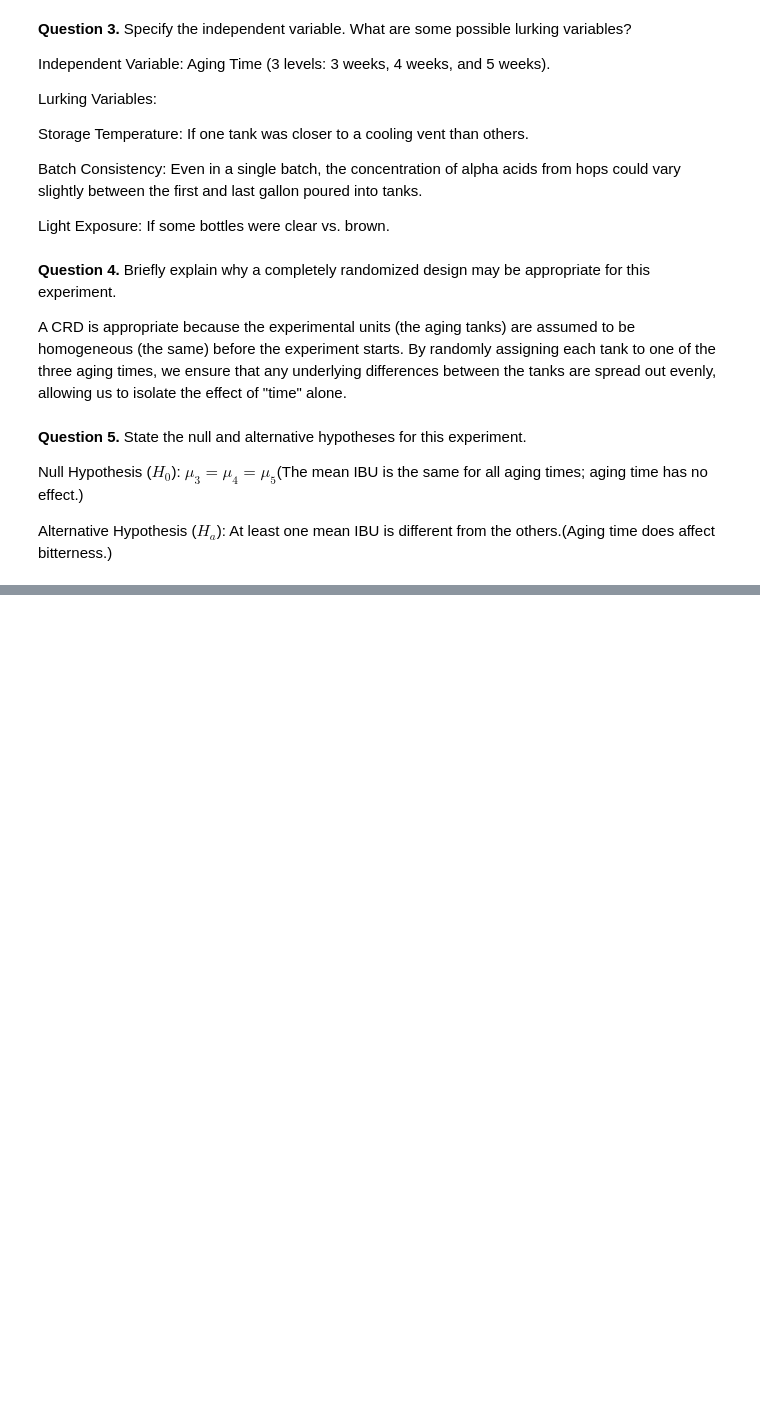
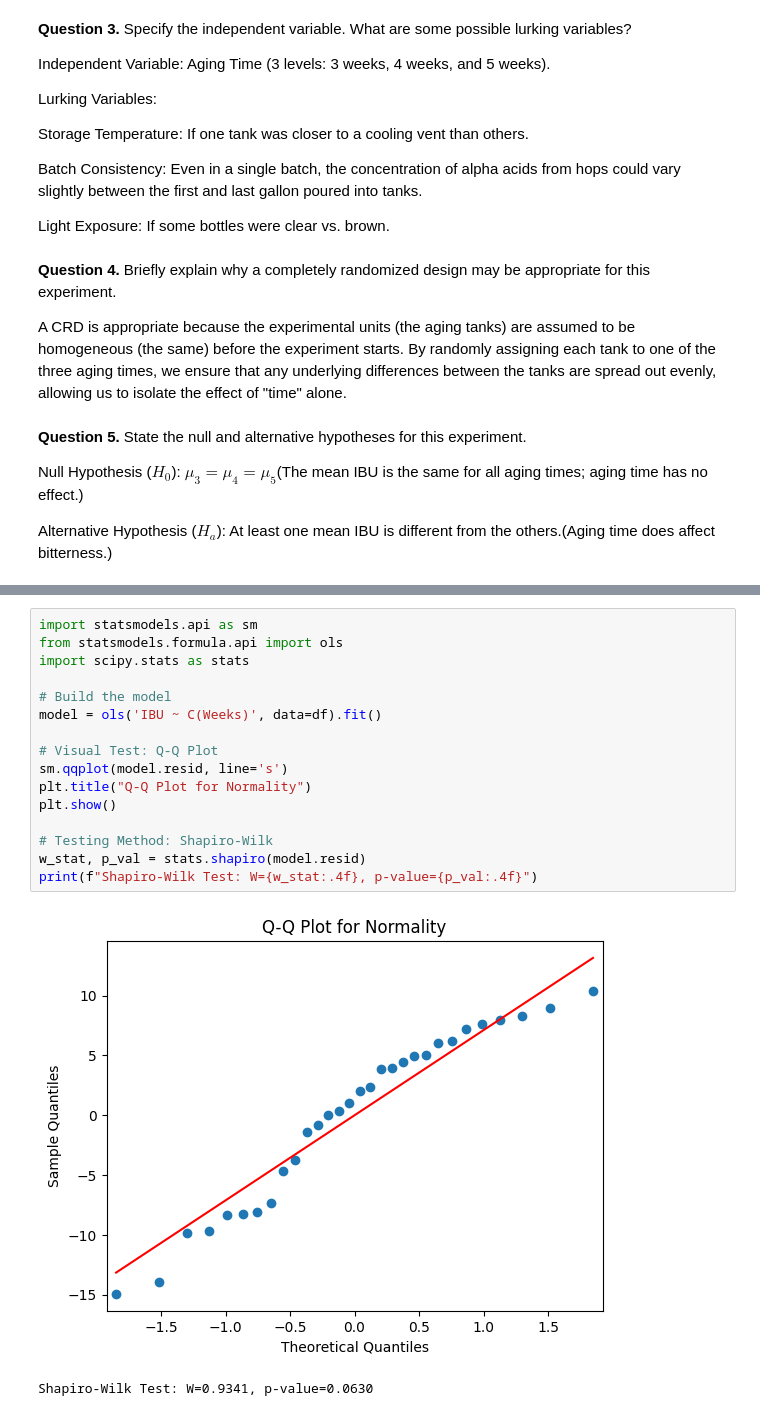
Before and after one commit to simcoematthew-cpu/STAT-7220-Applied-Experimental-Design, a Jupyter notebook: Assignments/HW1/HW-1.ipynb, the cells around one changed output, grey strips where cells are left out. Cells and saved outputs as stored; diff of their text form; blank space fills up the shorter version.

```diff
--- a/Assignments/HW1/HW-1.ipynb
+++ b/Assignments/HW1/HW-1.ipynb
@@ -82,0 +92,19 @@ plt.show()
+# %%
+import statsmodels.api as sm
+from statsmodels.formula.api import ols
+import scipy.stats as stats
+
+# Build the model
+model = ols('IBU ~ C(Weeks)', data=df).fit()
+
+# Visual Test: Q-Q Plot
+sm.qqplot(model.resid, line='s')
+plt.title("Q-Q Plot for Normality")
+plt.show()
+
+# Testing Method: Shapiro-Wilk
+w_stat, p_val = stats.shapiro(model.resid)
+print(f"Shapiro-Wilk Test: W={w_stat:.4f}, p-value={p_val:.4f}")
+# %% [output]
+[figure, added]
+Shapiro-Wilk Test: W=0.9341, p-value=0.0630
```
Also changed, not shown: parts of 12 cells of this notebook.
